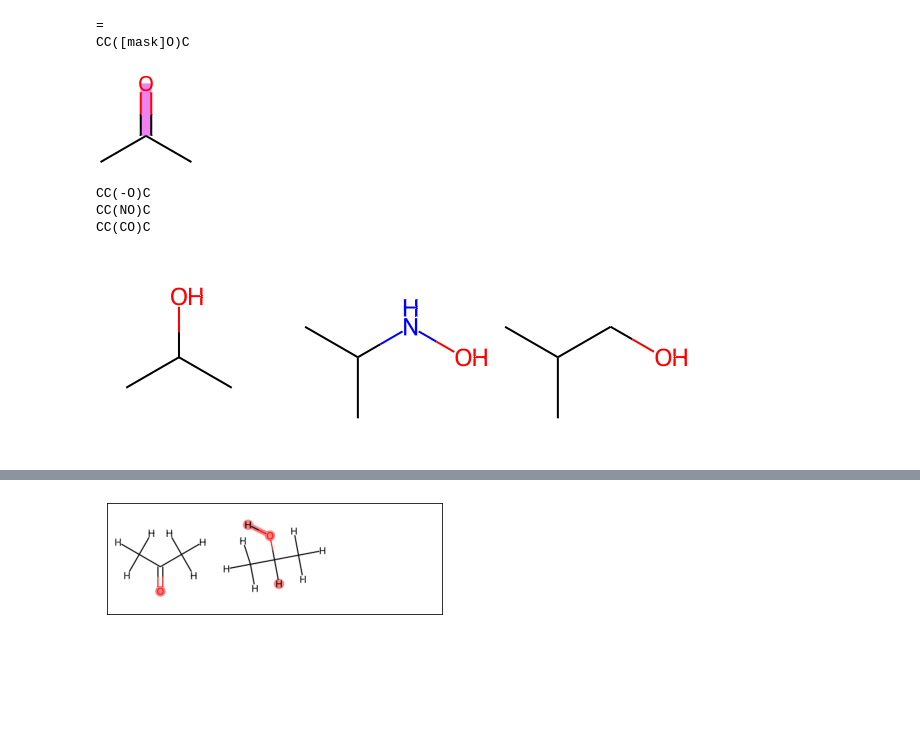
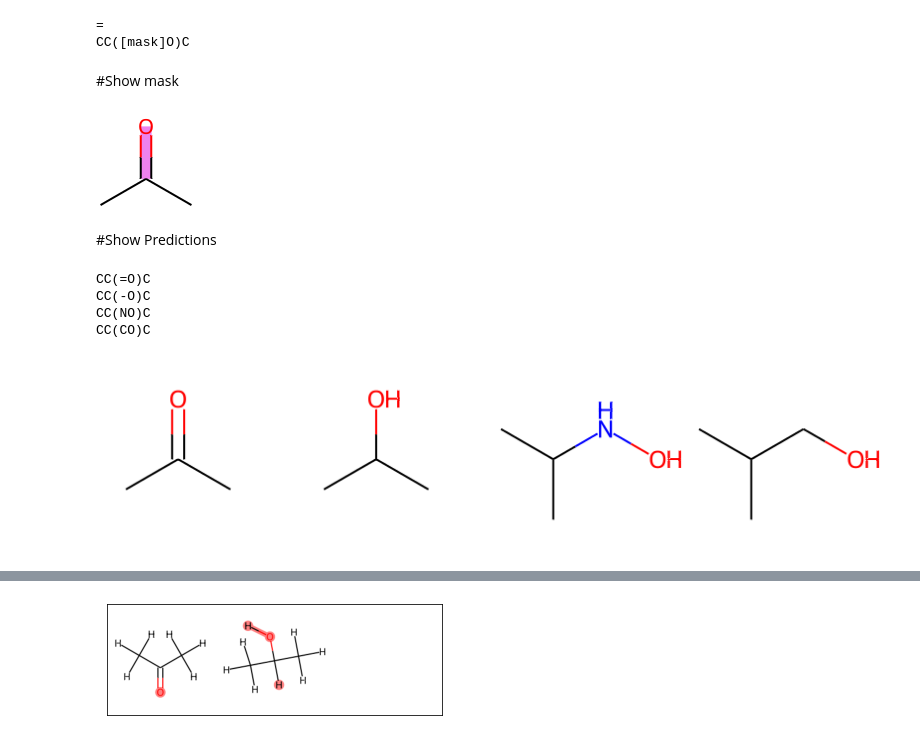
Before and after one commit to deloragaskins/data_science_public, a Jupyter notebook: DK_tutorials/constructing_intro_of_VisualisingMaskingfortokenprediction.ipynb, the cells around one changed output, grey strips where cells are left out. Saved outputs shown, nothing was run; the diff lists cells and outputs as text; code cells hidden in the pictures; blank space fills up the shorter version.

```diff
--- a/DK_tutorials/constructing_intro_of_VisualisingMaskingfortokenprediction.ipynb
+++ b/DK_tutorials/constructing_intro_of_VisualisingMaskingfortokenprediction.ipynb
@@ -63,6 +81,8 @@ print(masked_moleculestring)
 # %% [output]
 =
 CC([mask]O)C
+# %% [markdown]
+#Show mask
 # %%
 
 Cell_label='Visualize potential mask sites on molecule'
@@ -74,18 +94,19 @@ ChemDraw.MolToFile(mol,filename, size=(100, 100),fitImage=True,highlightBonds=Bo
 MolToImage(mol, size=(100, 100),fitImage=True,highlightBonds=Bonds_list,highlightColor=hcolor)
 # %% [output]
 [figure]
+# %% [markdown]
+#Show Predictions
 # %%
-prediction1=masked_moleculestring.replace(mask_str,'-')
-prediction2=masked_moleculestring.replace(mask_str,'N')
-prediction3=masked_moleculestring.replace(mask_str,'C')
-predictions=[prediction1, prediction2, prediction3]
+predictions= [masked_moleculestring.replace(mask_str,x) for x in ['=','-','N','C']]
+
 for string in predictions:
   print(string)
 
 predictions_mols = [Chem.MolFromSmiles(x) for x in predictions]
-ChemDraw.MolsToGridImage(predictions_mols)
+ChemDraw.MolsToGridImage(predictions_mols,molsPerRow=len(predictions))
 # %% [output]
+CC(=O)C
 CC(-O)C
 CC(NO)C
 CC(CO)C
-[figure, old version]
+[figure, new version]
```
Also changed, not shown: parts of 7 cells of this notebook, 1 other file.
